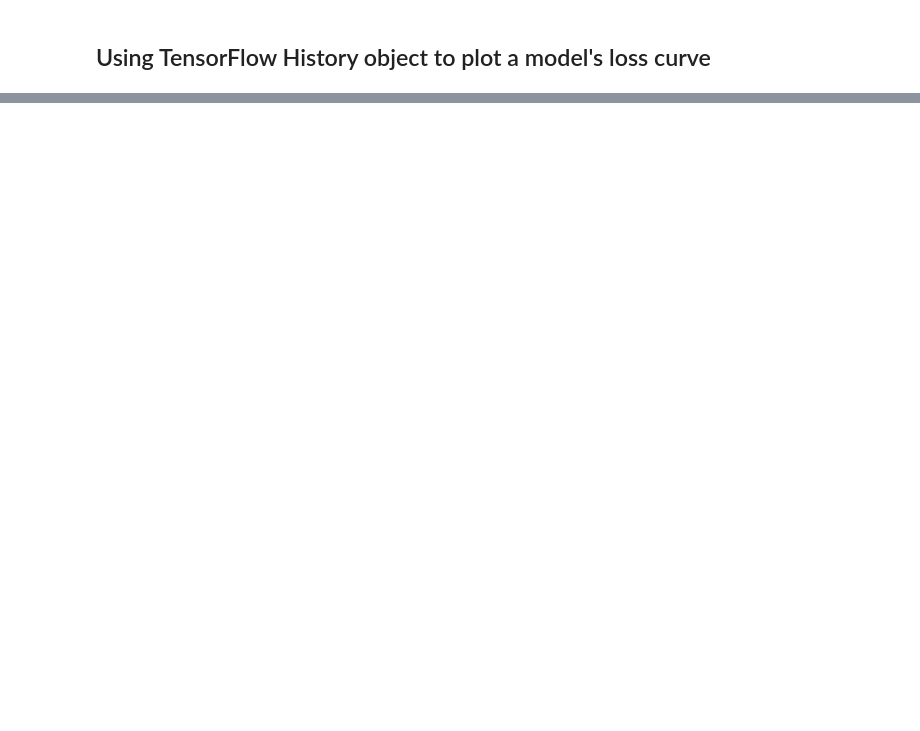
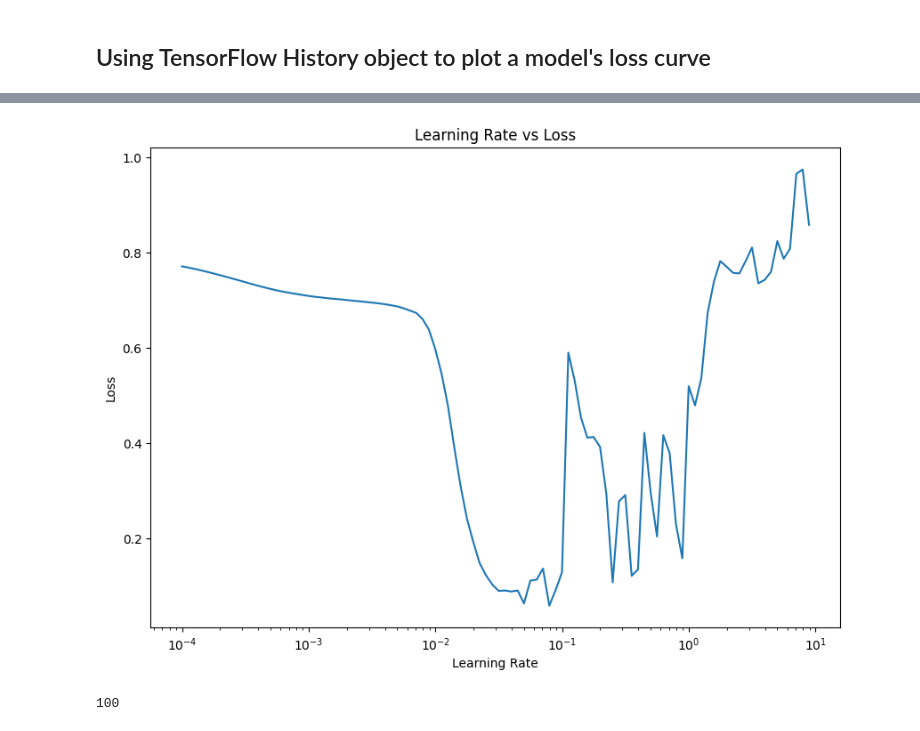
Before and after one commit to sagar2582/TensorFlow, a Jupyter notebook: 02_Neural_network_classification.ipynb, the cells around one changed output, grey strips where cells are left out. Saved outputs shown, nothing was run; the diff lists cells and outputs as text; code cells hidden in the pictures; blank space fills up the shorter version.

```diff
--- a/02_Neural_network_classification.ipynb
+++ b/02_Neural_network_classification.ipynb
@@ -486,0 +565,15 @@ model_7.evaluate(X_test, y_test)
+# %%
+# Plot the learning rate vs the loss
+lrs = 1e-4 * (10 ** (tf.range(100)/20))
+plt.figure(figsize=(10, 7))
+# Semilogx() plot - this just means we want log on the 'x' scale
+plt.semilogx(lrs, history_8.history["loss"])
+plt.xlabel("Learning Rate")
+plt.ylabel("Loss")
+plt.title("Learning Rate vs Loss");
+# %% [output]
+[figure, added]
+# %%
+len(lrs)
+# %% [output]
+100
```
Also changed, not shown: parts of 23 cells of this notebook.
